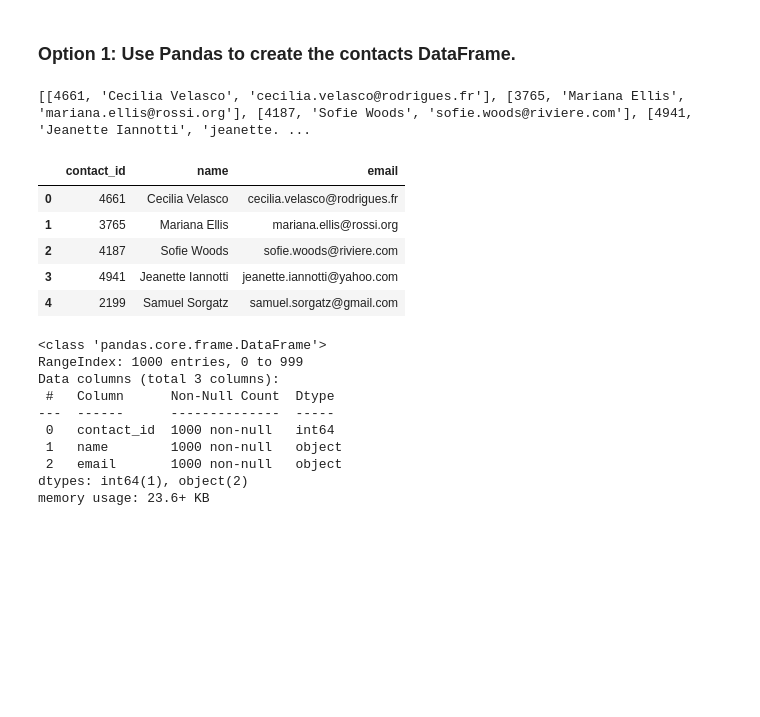
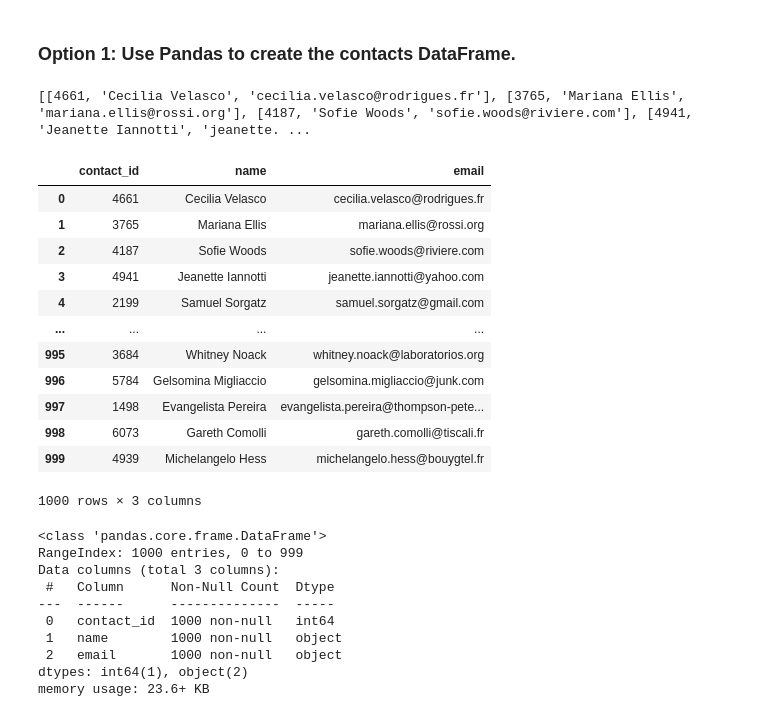
Before and after one commit to KidusGorfe/Crowdfunding_ETL, a Jupyter notebook: Starter_Files/ETL_Mini_Project_KGorfe_JAlatorre.ipynb, the cells around one changed output. Saved outputs shown, nothing was run; the diff lists cells and outputs as text; code cells hidden in the pictures; blank space fills up the shorter version.

```diff
--- a/Starter_Files/ETL_Mini_Project_KGorfe_JAlatorre.ipynb
+++ b/Starter_Files/ETL_Mini_Project_KGorfe_JAlatorre.ipynb
@@ -292,25 +320,51 @@ contact_info_df.head()
 Then export the DataFrame as a `contacts.csv` CSV file.
 # %% [markdown]
 ### Option 1: Use Pandas to create the contacts DataFrame.
-# %%
-# Iterate through the contact_info_df and convert each row to a dictionary.
-import json
-dict_values = []
-
-
-# Print out the list of values for each row.
-print(dict_values)
-# %% [output]
-[[4661, 'Cecilia Velasco', 'cecilia.velasco@rodrigues.fr'], [3765, 'Mariana Ellis', 'mariana.ellis@rossi.org'], [4187, 'Sofie Woods', 'sofie.woods@riviere.com'], [4941, 'Jeanette Iannotti', 'jeanette. ...
+# %%
+# Iterate through the contact_info_df and convert each row to a dictionary.
+import json
+dict_values = []
+
+for index, row in contact_info_df.iterrows():
+    if index > 0:  # Skip the first row
+        # The actual data is in the first cell of each row
+        data_str = row.iloc[0]
+
+        try:
+            # Parse the JSON string
+            data_dict = json.loads(data_str)
+
+            # Extract values and append to dict_values
+            dict_values.append(list(data_dict.values()))
+        except json.JSONDecodeError:
+            # Handle cases where the string is not a valid JSON
+            print(f"Invalid JSON format in row {index}: {data_str}")
+
+# Print out the processed list of lists
+# Print out the list of values for each row.
+print(dict_values)
+# %% [output]
+[[4661, 'Cecilia Velasco', 'cecilia.velasco@rodrigues.fr'], [3765, 'Mariana Ellis', 'mariana.ellis@rossi.org'], [4187, 'Sofie Woods', 'sofie.woods@riviere.com'], [4941, 'Jeanette Iannotti', 'jeanette. ...
 # %%
 # Create a contact_info DataFrame and add each list of values, i.e., each row
 # to the 'contact_id', 'name', 'email' columns.
+
+contact_info_df = pd.DataFrame(dict_values, columns=['contact_id', 'name', 'email'])
+
+contact_info_df
 # %% [output]
 |  | contact_id | name | email |
 | 0 | 4661 | Cecilia Velasco | cecilia.velasco@rodrigues.fr |
 | 1 | 3765 | Mariana Ellis | mariana.ellis@rossi.org |
 | 2 | 4187 | Sofie Woods | sofie.woods@riviere.com |
 | 3 | 4941 | Jeanette Iannotti | jeanette.iannotti@yahoo.com |
 | 4 | 2199 | Samuel Sorgatz | samuel.sorgatz@gmail.com |
+| ... | ... | ... | ... |
+| 995 | 3684 | Whitney Noack | whitney.noack@laboratorios.org |
+| 996 | 5784 | Gelsomina Migliaccio | gelsomina.migliaccio@junk.com |
+| 997 | 1498 | Evangelista Pereira | evangelista.pereira@thompson-pete... |
+| 998 | 6073 | Gareth Comolli | gareth.comolli@tiscali.fr |
+| 999 | 4939 | Michelangelo Hess | michelangelo.hess@bouygtel.fr |
+1000 rows × 3 columns
 # %%
 # Check the datatypes.
```
Also changed, not shown: parts of 15 cells of this notebook.
